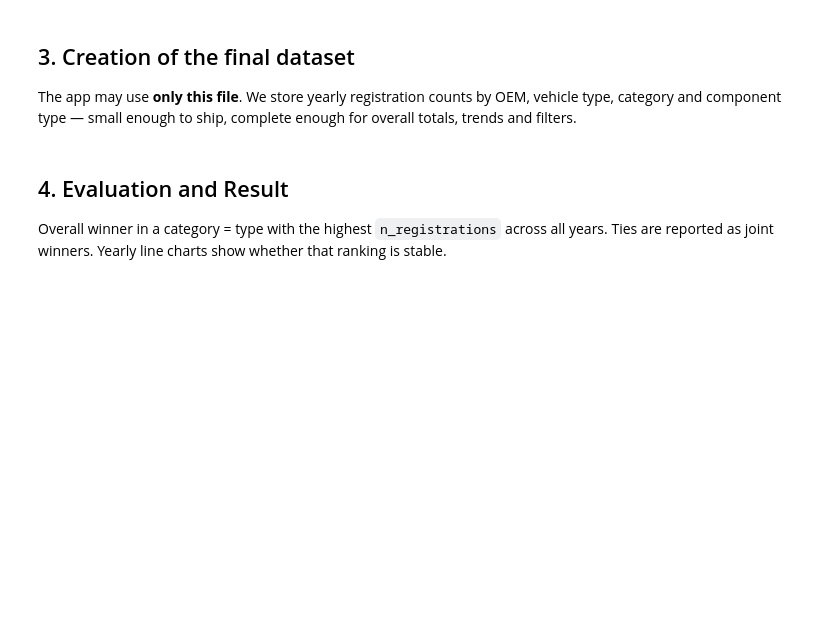
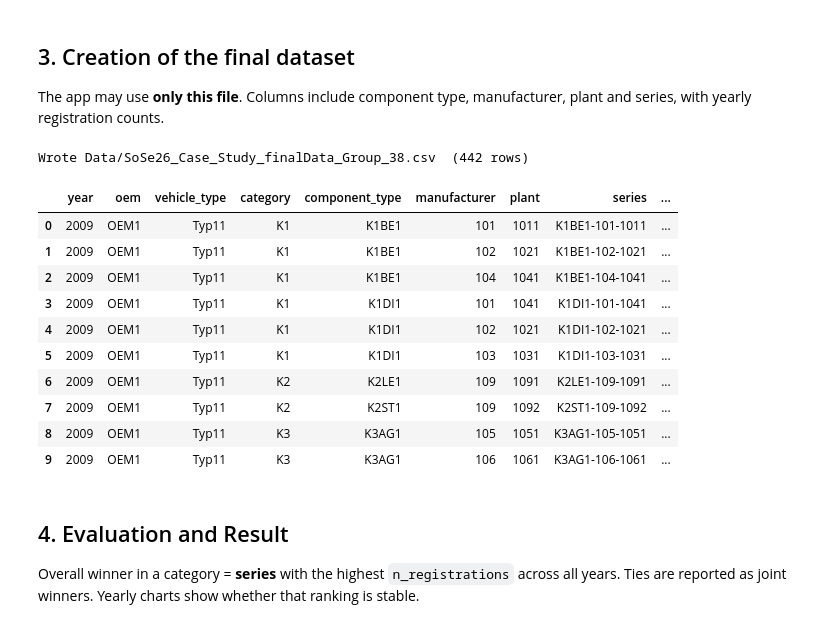
Before and after one commit to willi1234567899/IDA-SoSe26, a Jupyter notebook: SoSe26_Case_Study_Group_38.ipynb, the cells around one changed output. Cells and saved outputs as stored; diff of their text form; code cells hidden in the pictures; blank space fills up the shorter version.

Commit message:
Update: full IDs are used for comparison

```diff
--- a/SoSe26_Case_Study_Group_38.ipynb
+++ b/SoSe26_Case_Study_Group_38.ipynb
@@ -128,4 +139,5 @@ gearbox and body. We keep only those columns plus a label for brand and model.
 # %%
+# load only the ID columns needed for the analysis
 bom_frames = []
 for rel, oem, vtype in BOM_FILES:
     path = DATA_DIR / rel
@@ -136,13 +148,11 @@ for rel, oem, vtype in BOM_FILES:
     )
     df["oem"] = oem
     df["vehicle_type"] = vtype
-    print(
-        f"{oem} {vtype}: {len(df):,} rows, "
-        f"duplicate vehicle IDs={df['ID_Fahrzeug'].duplicated().sum()}, "
-        f"missing cells={int(df.isna().sum().sum())}"
-    )
+    # quality check: row count, duplicate keys, missing cells
+    print(f"{oem} {vtype}: {len(df):,} rows, duplicate vehicle IDs={df['ID_Fahrzeug'].duplicated().sum()}, missing cells={int(df.isna().sum().sum())}")
     bom_frames.append(df)
 
+# combine all OEMs / vehicle types into one table
 bom = pd.concat(bom_frames, ignore_index=True)
 print(f"\nTotal vehicles in parts lists: {len(bom):,}  unique IDs: {bom['ID_Fahrzeug'].nunique():,}")
 bom.head()
@@ -152,7 +177,6 @@ sequential number. We keep only the designation (component type).
 # %%
-sample = bom[["ID_Fahrzeug", "ID_Motor", "ID_Sitze", "ID_Schaltung", "ID_Karosserie"]].head(5).copy()
-sample["engine_type"] = component_type(sample["ID_Motor"])
-sample["seat_type"] = component_type(sample["ID_Sitze"])
-sample["gearbox_type"] = component_type(sample["ID_Schaltung"])
-sample["body_type"] = component_type(sample["ID_Karosserie"])
+# show how a full ID maps to type, manufacturer, plant and series
+sample = bom[["ID_Fahrzeug", "ID_Motor"]].head(5).copy()
+parsed = parse_component_id(sample["ID_Motor"])
+sample = pd.concat([sample, parsed], axis=1)
 sample
@@ -222,30 +343,37 @@ long_df.head()
 # %% [markdown]
 ## 3. Creation of the final dataset
 
-The app may use **only this file**. We store yearly registration counts by
-OEM, vehicle type, category and component type — small enough to ship, complete
-enough for overall totals, trends and filters.
+The app may use **only this file**. Columns include component type, manufacturer,
+plant and series, with yearly registration counts.
 # %%
-final = (
-    long_df.groupby(
-        ["year", "oem", "vehicle_type", "category", "component_type"],
-        as_index=False,
-    )
-    .size()
-    .rename(columns={"size": "n_registrations"})
-)
+# add labels and export the final CSV for analysis and the app
 final["label"] = final["component_type"].map(TYPE_LABEL)
+
+# stop if an unexpected component type appears
 unknown = final[final["label"].isna()]
 if not unknown.empty:
     raise ValueError(f"Unlabelled component types: {unknown['component_type'].unique()}")
 
 final.to_csv(FINAL_CSV, index=False)
 print(f"Wrote {FINAL_CSV}  ({len(final)} rows)")
 final.head(10)
+# %% [output]
+Wrote Data/SoSe26_Case_Study_finalData_Group_38.csv  (442 rows)
+|  | year | oem | vehicle_type | category | component_type | manufacturer | plant | series | ... |
+| 0 | 2009 | OEM1 | Typ11 | K1 | K1BE1 | 101 | 1011 | K1BE1-101-1011 | ... |
+| 1 | 2009 | OEM1 | Typ11 | K1 | K1BE1 | 102 | 1021 | K1BE1-102-1021 | ... |
+| 2 | 2009 | OEM1 | Typ11 | K1 | K1BE1 | 104 | 1041 | K1BE1-104-1041 | ... |
+| 3 | 2009 | OEM1 | Typ11 | K1 | K1DI1 | 101 | 1041 | K1DI1-101-1041 | ... |
+| 4 | 2009 | OEM1 | Typ11 | K1 | K1DI1 | 102 | 1021 | K1DI1-102-1021 | ... |
+| 5 | 2009 | OEM1 | Typ11 | K1 | K1DI1 | 103 | 1031 | K1DI1-103-1031 | ... |
+| 6 | 2009 | OEM1 | Typ11 | K2 | K2LE1 | 109 | 1091 | K2LE1-109-1091 | ... |
+| 7 | 2009 | OEM1 | Typ11 | K2 | K2ST1 | 109 | 1092 | K2ST1-109-1092 | ... |
+| 8 | 2009 | OEM1 | Typ11 | K3 | K3AG1 | 105 | 1051 | K3AG1-105-1051 | ... |
+| 9 | 2009 | OEM1 | Typ11 | K3 | K3AG1 | 106 | 1061 | K3AG1-106-1061 | ... |
 # %% [markdown]
 ## 4. Evaluation and Result
 
-Overall winner in a category = type with the highest `n_registrations` across
-all years. Ties are reported as joint winners. Yearly line charts show whether
-that ranking is stable.
+Overall winner in a category = **series** with the highest `n_registrations`
+across all years. Ties are reported as joint winners. Yearly charts show
+whether that ranking is stable.
 # %%
```
Also changed, not shown: parts of 17 cells of this notebook, 2 other files.
